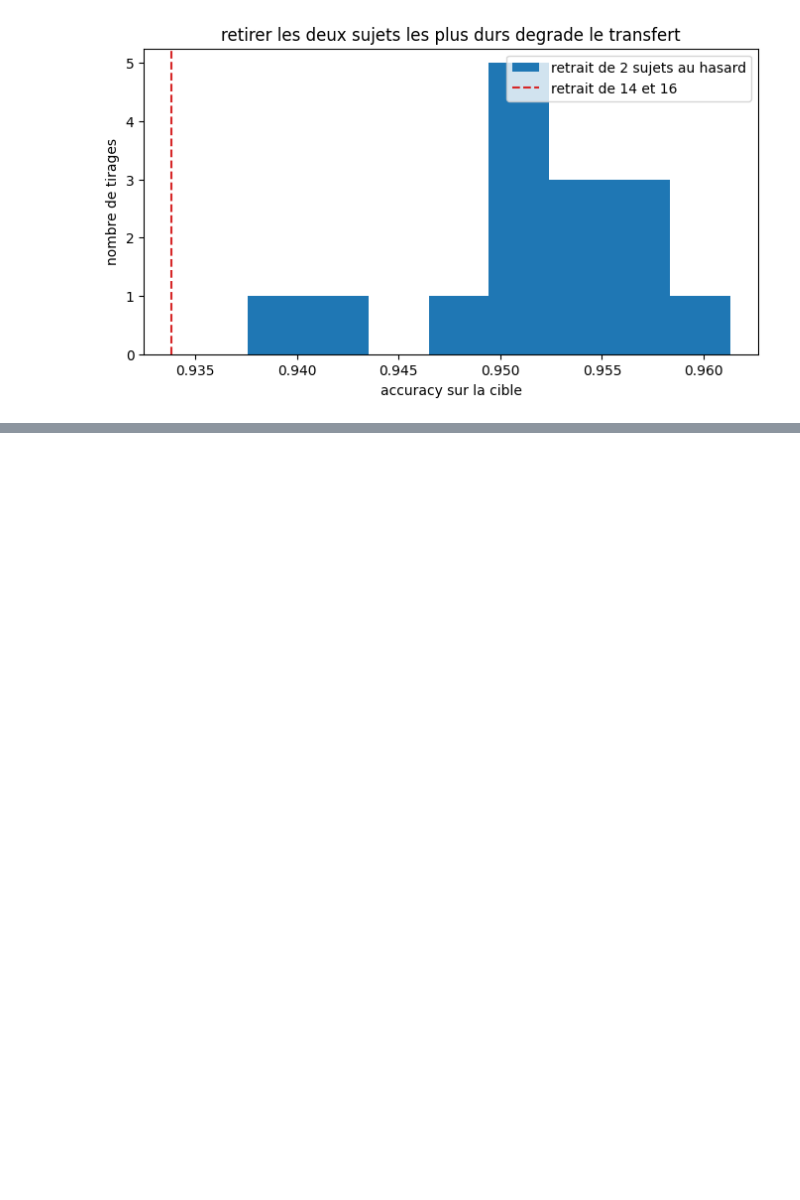
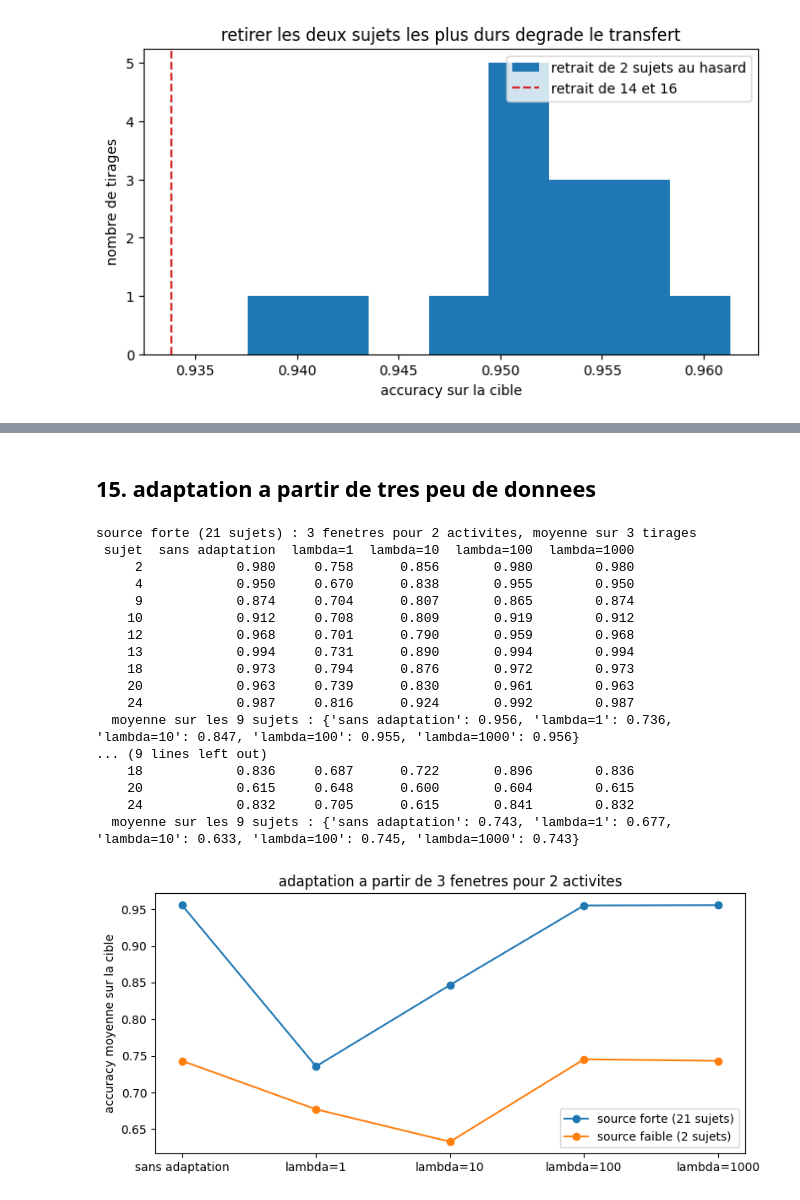
Before and after one commit to ArnaudG16/domain-adaptation-time-series, a Jupyter notebook: notebooks/har/classification_har.ipynb, the cells around one changed output, grey strips where cells are left out. Cells and saved outputs as stored; diff of their text form; code cells hidden in the pictures; blank space fills up the shorter version.

```diff
--- a/notebooks/har/classification_har.ipynb
+++ b/notebooks/har/classification_har.ipynb
@@ -628,0 +690,76 @@ tirages faisant moins bien : 0 sur 15
+# %% [markdown]
+## 15. adaptation a partir de tres peu de donnees
+# %%
+from adapt.parameter_based import RegularTransferLC
+import io, contextlib
+
+source_forte = default_model("classification").fit(Xs, ys)
+masque_faible = np.isin(subj_s, [14, 16])
+source_faible = default_model("classification").fit(Xs[masque_faible], ys[masque_faible])
+
+lambdas = [1.0, 10.0, 100.0, 1000.0]
+activites_connues = [1, 4]
+n_fenetres = 3
+n_tirages = 3
+
+def adapter(source, sujet, graine):
+    rng = np.random.default_rng(graine)
+    m = subj_t == sujet
+    X_all, y_all = Xt[m], yt[m]
+    idx = []
+    for a in activites_connues:
+        k = np.where(y_all == a)[0]
+        idx += list(rng.permutation(k)[:n_fenetres])
+    idx = np.array(idx)
+    reste = np.setdiff1d(np.arange(len(y_all)), idx)
+    Xa, ya = X_all[idx], y_all[idx]
+    Xe, ye = X_all[reste], y_all[reste]
+    ligne = [float((source.predict(Xe) == ye).mean())]
+    for lam in lambdas:
+        r = RegularTransferLC(source, lambda_=lam, random_state=0, verbose=0)
+        with contextlib.redirect_stdout(io.StringIO()):
+            r.fit(Xa, ya)
+        ligne.append(float((r.predict(Xe) == ye).mean()))
+    return ligne
+
+resume = {}
+for nom, source in [("source forte (21 sujets)", source_forte), ("source faible (2 sujets)", source_faible)]:
+    lignes = []
+    for s in sujets_cible:
+        tirages = [adapter(source, s, g) for g in range(n_tirages)]
+        lignes.append([s] + list(np.mean(tirages, axis=0).round(3)))
+    tab = pd.DataFrame(lignes, columns=["sujet", "sans adaptation"] + [f"lambda={l:g}" for l in lambdas])
+    print(nom, f": {n_fenetres} fenetres pour {len(activites_connues)} activites, moyenne sur {n_tirages} tirages")
+    print(tab.to_string(index=False))
+    resume[nom] = tab.iloc[:, 1:].mean()
+    print("  moyenne sur les 9 sujets :", resume[nom].round(3).to_dict())
+    print()
+
+pos = np.arange(len(lambdas) + 1)
+plt.figure(figsize=(9, 4))
+for nom, v in resume.items():
+    plt.plot(pos, v.to_numpy(), marker="o", label=nom)
+plt.xticks(pos, ["sans adaptation"] + [f"lambda={l:g}" for l in lambdas])
+plt.ylabel("accuracy moyenne sur la cible")
+plt.title(f"adaptation a partir de {n_fenetres} fenetres pour {len(activites_connues)} activites")
+plt.legend()
+plt.show()
+# %% [output]
+source forte (21 sujets) : 3 fenetres pour 2 activites, moyenne sur 3 tirages
+ sujet  sans adaptation  lambda=1  lambda=10  lambda=100  lambda=1000
+     2            0.980     0.758      0.856       0.980        0.980
+     4            0.950     0.670      0.838       0.955        0.950
+     9            0.874     0.704      0.807       0.865        0.874
+    10            0.912     0.708      0.809       0.919        0.912
+    12            0.968     0.701      0.790       0.959        0.968
+    13            0.994     0.731      0.890       0.994        0.994
+    18            0.973     0.794      0.876       0.972        0.973
+    20            0.963     0.739      0.830       0.961        0.963
+    24            0.987     0.816      0.924       0.992        0.987
+  moyenne sur les 9 sujets : {'sans adaptation': 0.956, 'lambda=1': 0.736, 'lambda=10': 0.847, 'lambda=100': 0.955, 'lambda=1000': 0.956}
+... (9 lines left out)
+    18            0.836     0.687      0.722       0.896        0.836
+    20            0.615     0.648      0.600       0.604        0.615
+    24            0.832     0.705      0.615       0.841        0.832
+  moyenne sur les 9 sujets : {'sans adaptation': 0.743, 'lambda=1': 0.677, 'lambda=10': 0.633, 'lambda=100': 0.745, 'lambda=1000': 0.743}
+[figure, added]
```
Also changed, not shown: parts of 2 cells of this notebook.
